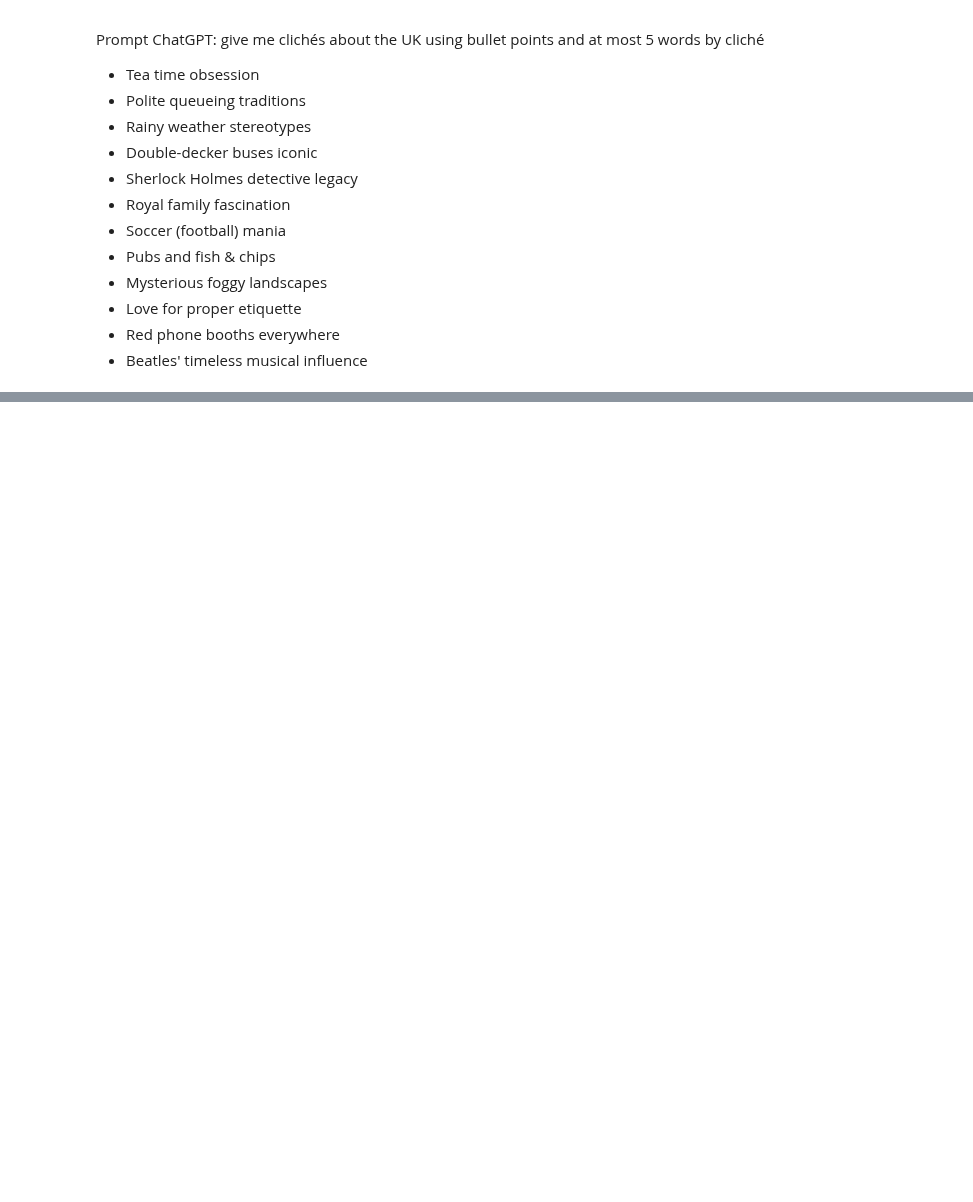
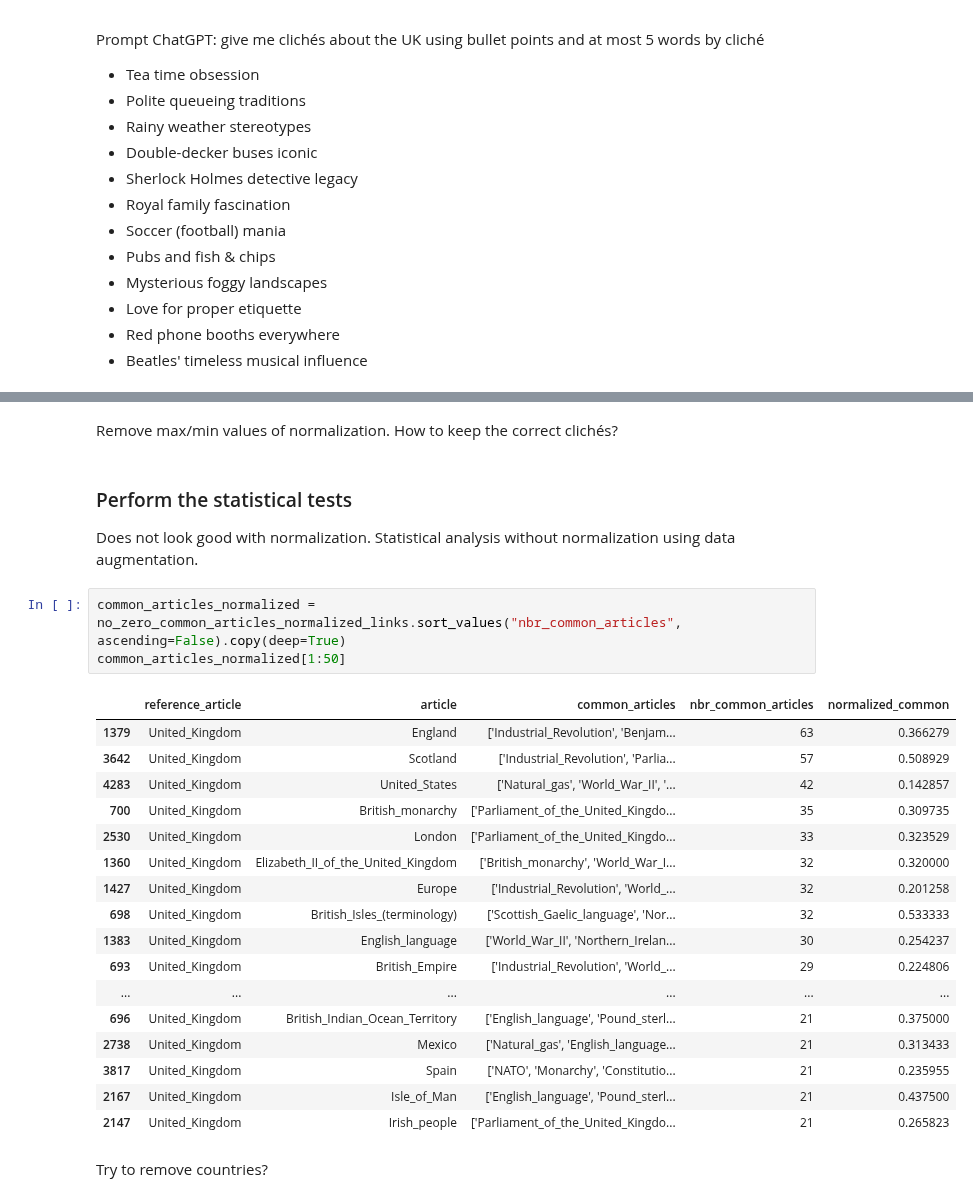
Before and after one commit to epfl-ada/ada-2023-project-abracadabra2023, a Jupyter notebook: nb.ipynb, the cells around one changed output, grey strips where cells are left out. Cells and saved outputs as stored; diff of their text form; blank space fills up the shorter version.

```diff
--- a/nb.ipynb
+++ b/nb.ipynb
@@ -870,0 +988,29 @@ Prompt ChatGPT: give me clichés about the UK using bullet points and at most 5
+# %% [markdown]
+Remove max/min values of normalization. How to keep the correct clichés?
+# %% [markdown]
+### Perform the statistical tests
+
+Does not look good with normalization. Statistical analysis without normalization using data augmentation.
+# %%
+common_articles_normalized = no_zero_common_articles_normalized_links.sort_values("nbr_common_articles", ascending=False).copy(deep=True)
+common_articles_normalized[1:50]
+# %% [output]
+|  | reference_article | article | common_articles | nbr_common_articles | normalized_common |
+| 1379 | United_Kingdom | England | ['Industrial_Revolution', 'Benjam... | 63 | 0.366279 |
+| 3642 | United_Kingdom | Scotland | ['Industrial_Revolution', 'Parlia... | 57 | 0.508929 |
+| 4283 | United_Kingdom | United_States | ['Natural_gas', 'World_War_II', '... | 42 | 0.142857 |
+| 700 | United_Kingdom | British_monarchy | ['Parliament_of_the_United_Kingdo... | 35 | 0.309735 |
+| 2530 | United_Kingdom | London | ['Parliament_of_the_United_Kingdo... | 33 | 0.323529 |
+| 1360 | United_Kingdom | Elizabeth_II_of_the_United_Kingdom | ['British_monarchy', 'World_War_I... | 32 | 0.320000 |
+| 1427 | United_Kingdom | Europe | ['Industrial_Revolution', 'World_... | 32 | 0.201258 |
+| 698 | United_Kingdom | British_Isles_(terminology) | ['Scottish_Gaelic_language', 'Nor... | 32 | 0.533333 |
+| 1383 | United_Kingdom | English_language | ['World_War_II', 'Northern_Irelan... | 30 | 0.254237 |
+| 693 | United_Kingdom | British_Empire | ['Industrial_Revolution', 'World_... | 29 | 0.224806 |
+| ... | ... | ... | ... | ... | ... |
+| 696 | United_Kingdom | British_Indian_Ocean_Territory | ['English_language', 'Pound_sterl... | 21 | 0.375000 |
+| 2738 | United_Kingdom | Mexico | ['Natural_gas', 'English_language... | 21 | 0.313433 |
+| 3817 | United_Kingdom | Spain | ['NATO', 'Monarchy', 'Constitutio... | 21 | 0.235955 |
+| 2167 | United_Kingdom | Isle_of_Man | ['English_language', 'Pound_sterl... | 21 | 0.437500 |
+| 2147 | United_Kingdom | Irish_people | ['Parliament_of_the_United_Kingdo... | 21 | 0.265823 |
+# %% [markdown]
+Try to remove countries?
```
Also changed, not shown: parts of 18 cells of this notebook.
